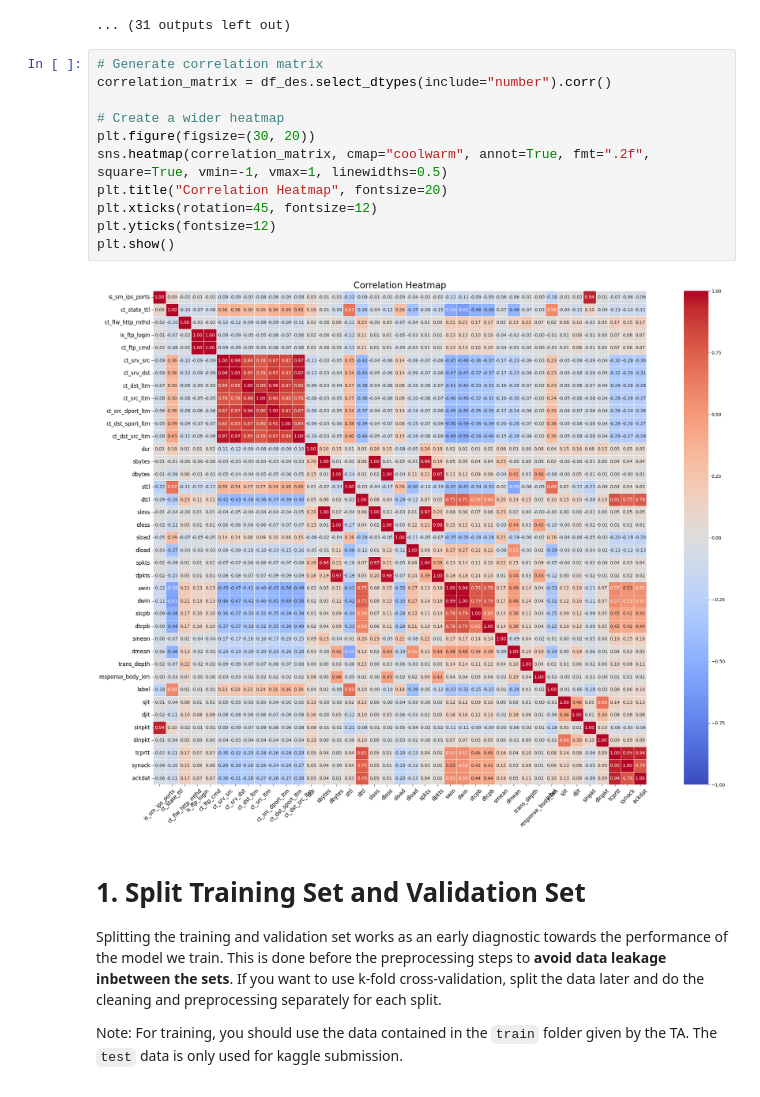
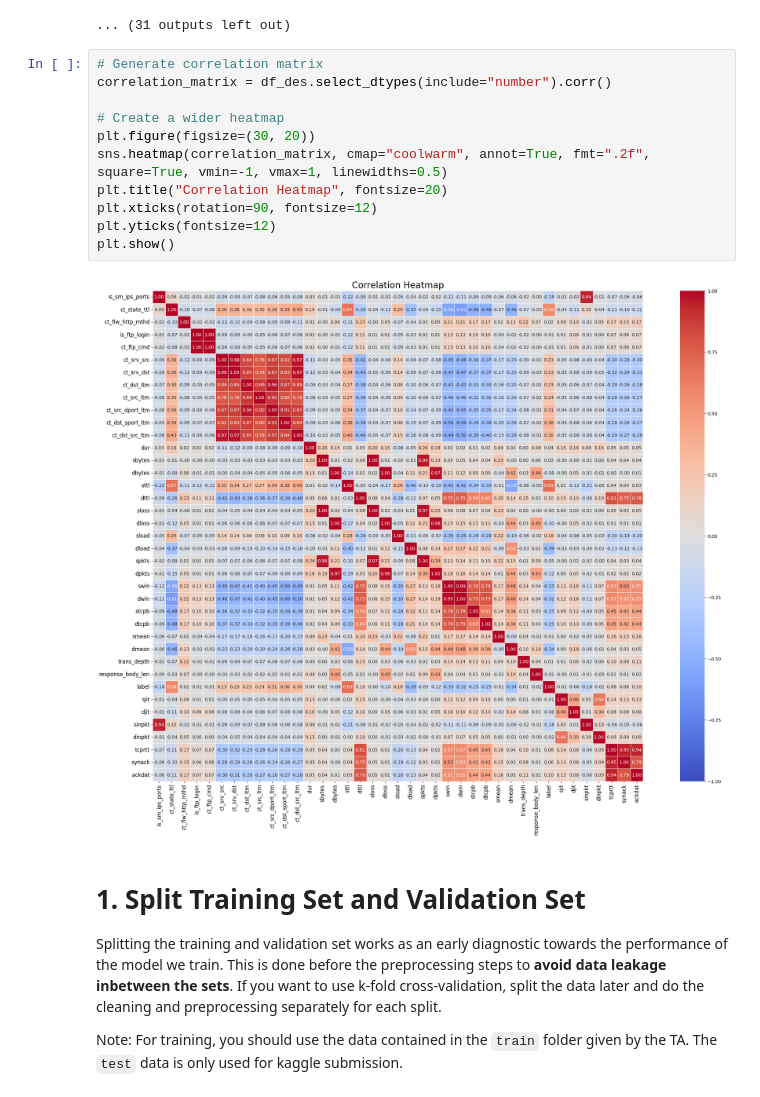
Before and after one commit to raflyhangga/tubes2-ai, a Jupyter notebook: src/IF3170 Artificial Intelligence _ Tugas Besar 2 Notebook .ipynb, the cells around one changed output. Cells and saved outputs as stored; diff of their text form.

```diff
--- a/src/IF3170 Artificial Intelligence _ Tugas Besar 2 Notebook .ipynb
+++ b/src/IF3170 Artificial Intelligence _ Tugas Besar 2 Notebook .ipynb
@@ -220,16 +220,16 @@ for column in df_des:
 # %%
 # Generate correlation matrix
 correlation_matrix = df_des.select_dtypes(include="number").corr()
 
 # Create a wider heatmap
 plt.figure(figsize=(30, 20))
 sns.heatmap(correlation_matrix, cmap="coolwarm", annot=True, fmt=".2f", square=True, vmin=-1, vmax=1, linewidths=0.5)
 plt.title("Correlation Heatmap", fontsize=20)
-plt.xticks(rotation=45, fontsize=12)
+plt.xticks(rotation=90, fontsize=12)
 plt.yticks(fontsize=12)
 plt.show()
 # %% [output]
-[figure, old version]
+[figure, new version]
 # %% [markdown]
 # 1. Split Training Set and Validation Set
 
```
Also changed, not shown: parts of 13 cells of this notebook, 3 other files.
